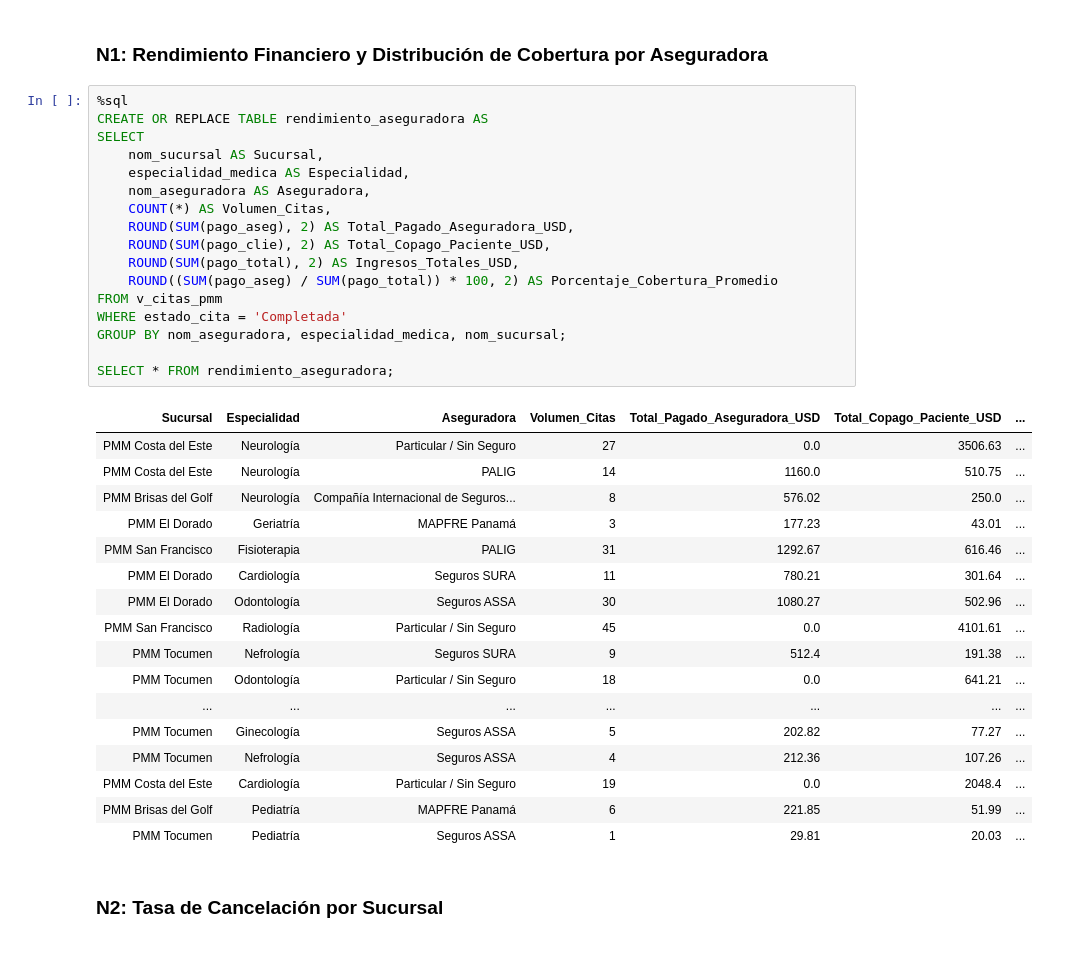
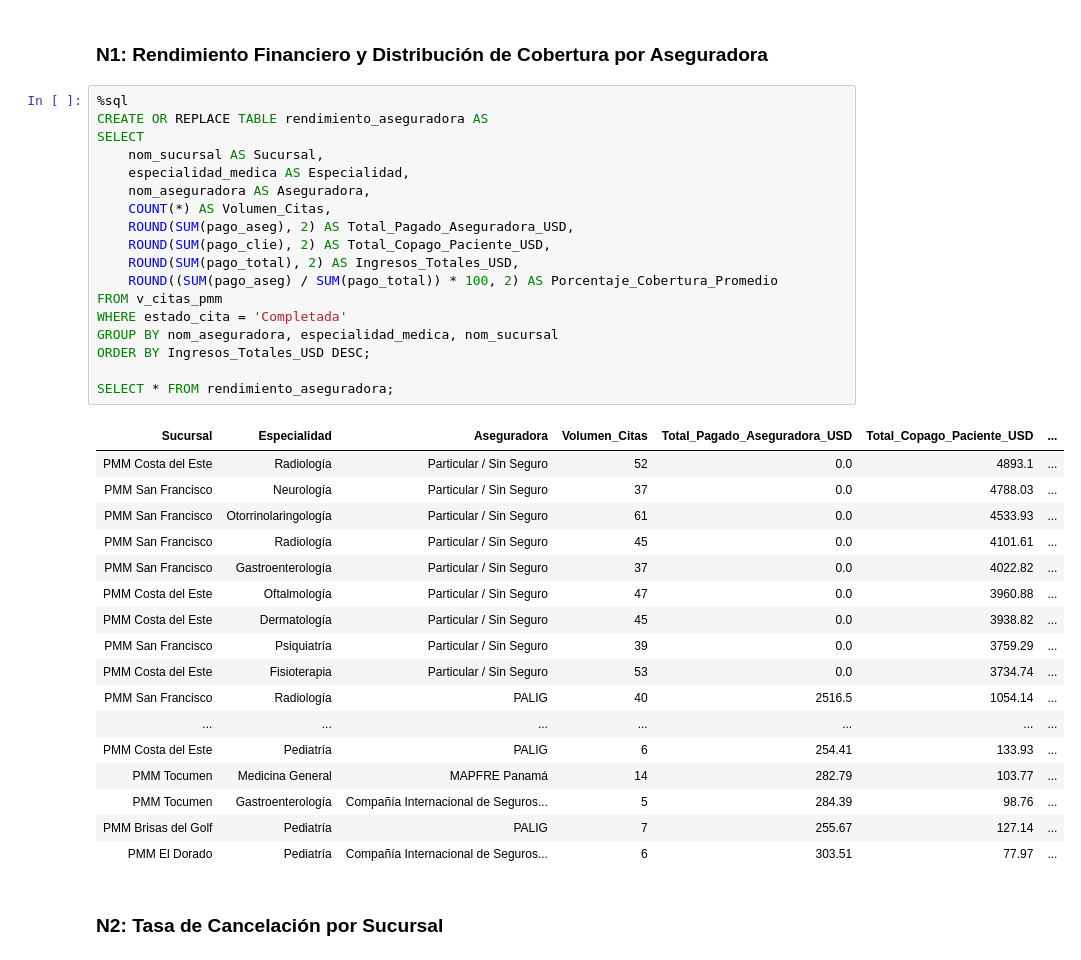
Before and after one commit to Akaru0/Panama-Metropolitan-Medical---Proyecto-Databricks, a Jupyter notebook: 04_analisis_sql.ipynb, the cells around one changed output. Drawn from its saved outputs; the diff is of its cells as text.

```diff
--- a/04_analisis_sql.ipynb
+++ b/04_analisis_sql.ipynb
@@ -13,38 +13,39 @@ Vista 'v_citas_pmm' creada exitosamente. Lista para análisis SQL.
 # %%
 %sql
 CREATE OR REPLACE TABLE rendimiento_aseguradora AS
 SELECT
     nom_sucursal AS Sucursal,
     especialidad_medica AS Especialidad,
     nom_aseguradora AS Aseguradora,
     COUNT(*) AS Volumen_Citas,
     ROUND(SUM(pago_aseg), 2) AS Total_Pagado_Aseguradora_USD,
     ROUND(SUM(pago_clie), 2) AS Total_Copago_Paciente_USD,
     ROUND(SUM(pago_total), 2) AS Ingresos_Totales_USD,
     ROUND((SUM(pago_aseg) / SUM(pago_total)) * 100, 2) AS Porcentaje_Cobertura_Promedio
 FROM v_citas_pmm
 WHERE estado_cita = 'Completada'
-GROUP BY nom_aseguradora, especialidad_medica, nom_sucursal;
+GROUP BY nom_aseguradora, especialidad_medica, nom_sucursal
+ORDER BY Ingresos_Totales_USD DESC;
 
 SELECT * FROM rendimiento_aseguradora;
 # %% [output]
 | Sucursal | Especialidad | Aseguradora | Volumen_Citas | Total_Pagado_Aseguradora_USD | Total_Copago_Paciente_USD | ... |
-| PMM Costa del Este | Neurología | Particular / Sin Seguro | 27 | 0.0 | 3506.63 | ... |
-| PMM Costa del Este | Neurología | PALIG | 14 | 1160.0 | 510.75 | ... |
-| PMM Brisas del Golf | Neurología | Compañía Internacional de Seguros... | 8 | 576.02 | 250.0 | ... |
-| PMM El Dorado | Geriatría | MAPFRE Panamá | 3 | 177.23 | 43.01 | ... |
-| PMM San Francisco | Fisioterapia | PALIG | 31 | 1292.67 | 616.46 | ... |
-| PMM El Dorado | Cardiología | Seguros SURA | 11 | 780.21 | 301.64 | ... |
-| PMM El Dorado | Odontología | Seguros ASSA | 30 | 1080.27 | 502.96 | ... |
+| PMM Costa del Este | Radiología | Particular / Sin Seguro | 52 | 0.0 | 4893.1 | ... |
+| PMM San Francisco | Neurología | Particular / Sin Seguro | 37 | 0.0 | 4788.03 | ... |
+| PMM San Francisco | Otorrinolaringología | Particular / Sin Seguro | 61 | 0.0 | 4533.93 | ... |
 | PMM San Francisco | Radiología | Particular / Sin Seguro | 45 | 0.0 | 4101.61 | ... |
-| PMM Tocumen | Nefrología | Seguros SURA | 9 | 512.4 | 191.38 | ... |
-| PMM Tocumen | Odontología | Particular / Sin Seguro | 18 | 0.0 | 641.21 | ... |
+| PMM San Francisco | Gastroenterología | Particular / Sin Seguro | 37 | 0.0 | 4022.82 | ... |
+| PMM Costa del Este | Oftalmología | Particular / Sin Seguro | 47 | 0.0 | 3960.88 | ... |
+| PMM Costa del Este | Dermatología | Particular / Sin Seguro | 45 | 0.0 | 3938.82 | ... |
+| PMM San Francisco | Psiquiatría | Particular / Sin Seguro | 39 | 0.0 | 3759.29 | ... |
+| PMM Costa del Este | Fisioterapia | Particular / Sin Seguro | 53 | 0.0 | 3734.74 | ... |
+| PMM San Francisco | Radiología | PALIG | 40 | 2516.5 | 1054.14 | ... |
 | ... | ... | ... | ... | ... | ... | ... |
-| PMM Tocumen | Ginecología | Seguros ASSA | 5 | 202.82 | 77.27 | ... |
-| PMM Tocumen | Nefrología | Seguros ASSA | 4 | 212.36 | 107.26 | ... |
-| PMM Costa del Este | Cardiología | Particular / Sin Seguro | 19 | 0.0 | 2048.4 | ... |
-| PMM Brisas del Golf | Pediatría | MAPFRE Panamá | 6 | 221.85 | 51.99 | ... |
-| PMM Tocumen | Pediatría | Seguros ASSA | 1 | 29.81 | 20.03 | ... |
+| PMM Costa del Este | Pediatría | PALIG | 6 | 254.41 | 133.93 | ... |
+| PMM Tocumen | Medicina General | MAPFRE Panamá | 14 | 282.79 | 103.77 | ... |
+| PMM Tocumen | Gastroenterología | Compañía Internacional de Seguros... | 5 | 284.39 | 98.76 | ... |
+| PMM Brisas del Golf | Pediatría | PALIG | 7 | 255.67 | 127.14 | ... |
+| PMM El Dorado | Pediatría | Compañía Internacional de Seguros... | 6 | 303.51 | 77.97 | ... |
 # %% [markdown]
 ### N2: Tasa de Cancelación por Sucursal
 # %%
```
Also changed, not shown: parts of 5 cells of this notebook, 1 other file.
